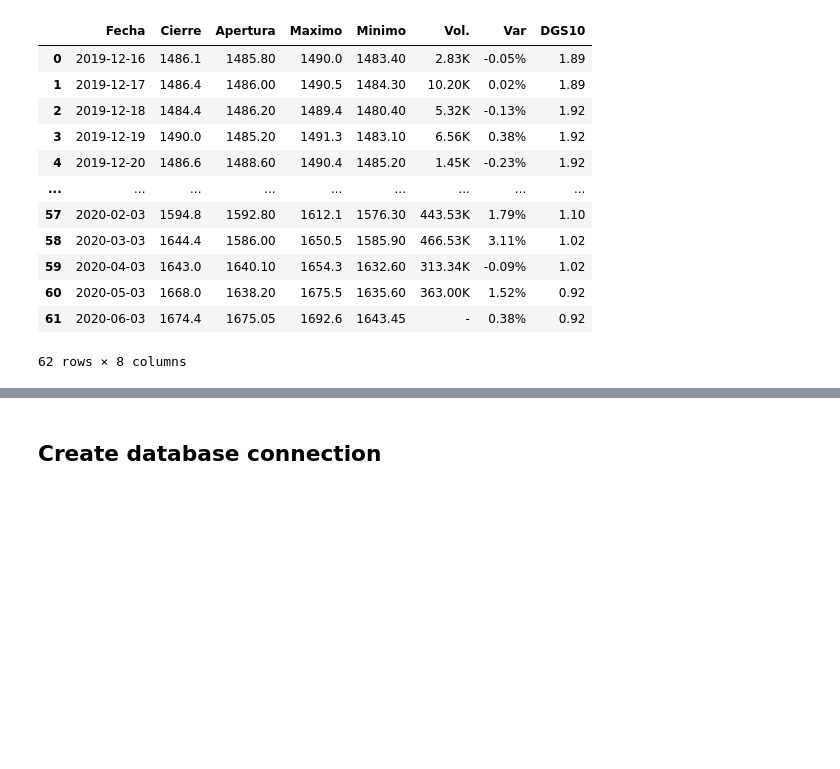
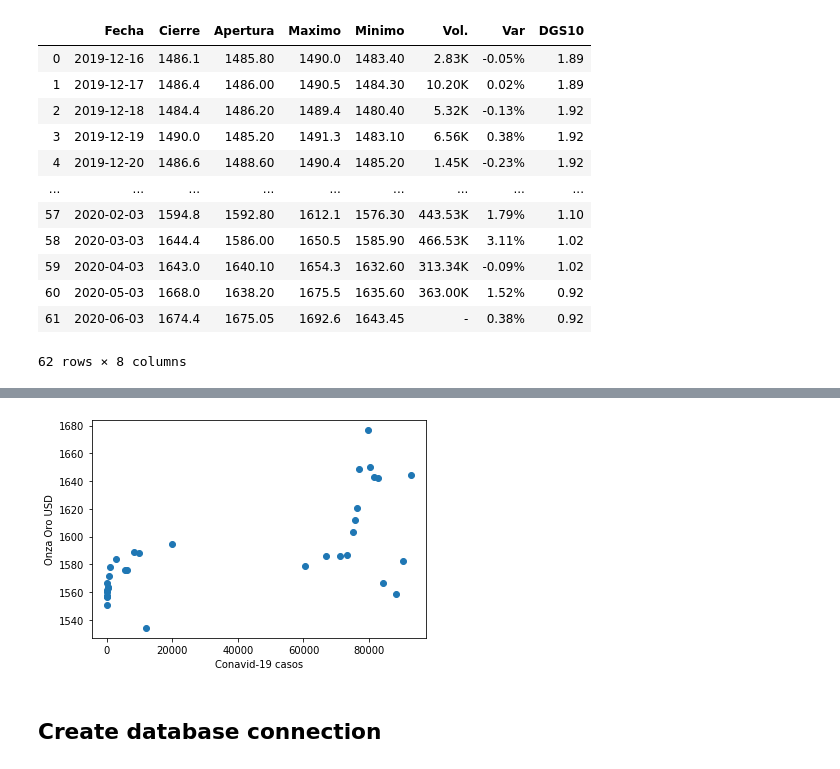
Before and after one commit to Vicente2607/ETL-Project, a Jupyter notebook: ETL_COVID_19_ORO_10_Yrs.ipynb, the cells around one changed output, grey strips where cells are left out. Cells and saved outputs as stored; diff of their text form; code cells hidden in the pictures; blank space fills up the shorter version.

Commit message:
La grafica oro vs conavid19

```diff
--- a/ETL_COVID_19_ORO_10_Yrs.ipynb
+++ b/ETL_COVID_19_ORO_10_Yrs.ipynb
@@ -535,3 +535,8 @@ tabla1
 | 60 | 2020-05-03 | 1668.0 | 1638.20 | 1675.5 | 1635.60 | 363.00K | 1.52% | 0.92 |
 | 61 | 2020-06-03 | 1674.4 | 1675.05 | 1692.6 | 1643.45 | - | 0.38% | 0.92 |
 62 rows × 8 columns
+# %%
+tabla2=tabla1
+Covid=Covid_Cases
+# %%
+Covis=Covid.rename(columns={'Date': 'Fecha'})
@@ -538,3 +593,12 @@ tabla1
+# %%
+malic_acid = tabla3['Total_Cases']
+flavanoids = tabla3['Cierre']
+plt.scatter(malic_acid,flavanoids)
+plt.xlabel("Conavid-19 casos")
+plt.ylabel("Onza Oro USD")
+plt.show()
+# %% [output]
+[figure, added]
 # %%
 tabla1.to_csv('tabla1.csv', header=True, index=False)
 # %% [markdown]
```
Also changed, not shown: parts of 4 cells of this notebook.
